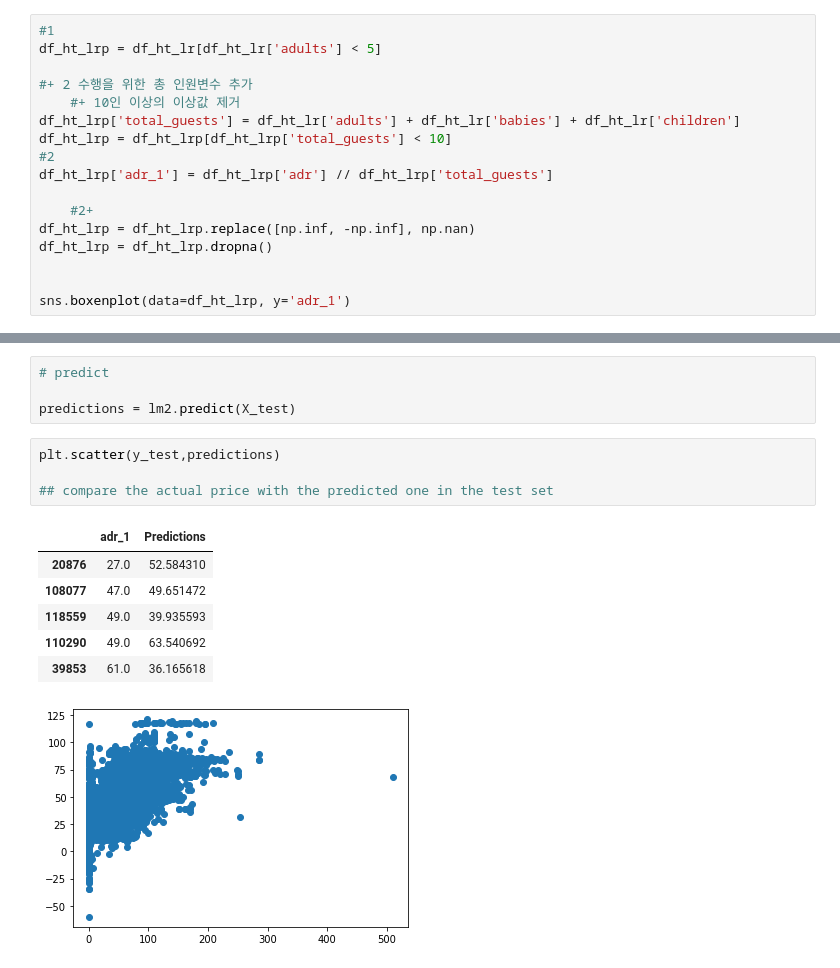
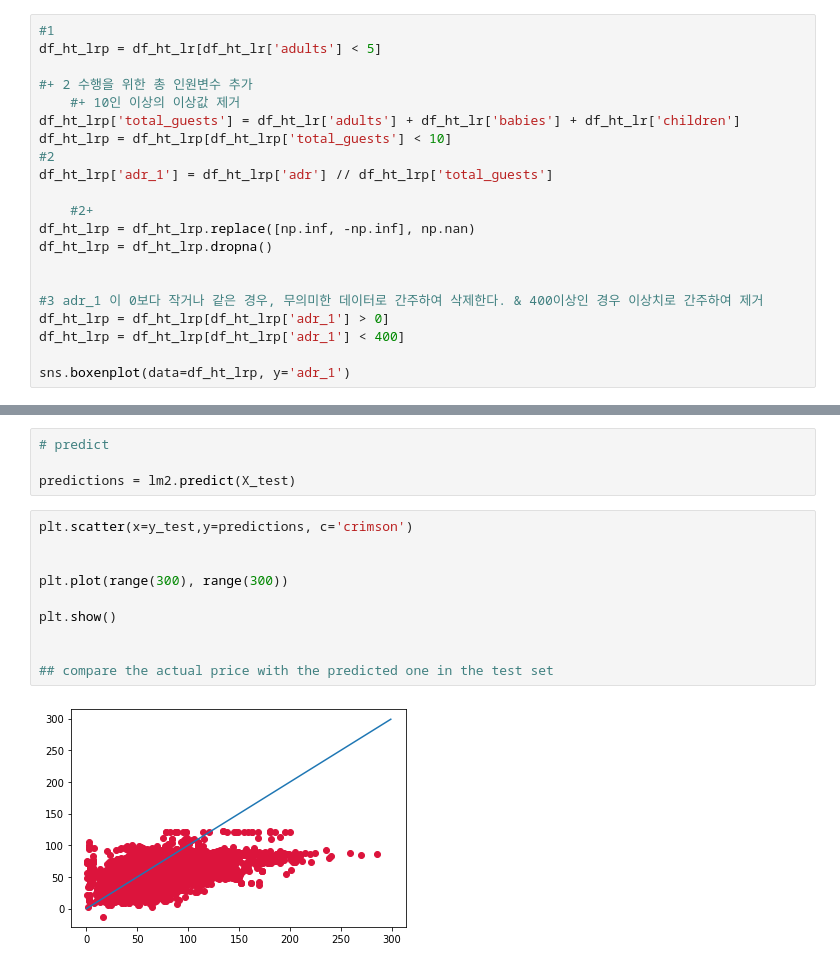
Before and after one commit to ABizCho/py_machineLearning, a Jupyter notebook: Assignment_Group/ML_group_project/ML_groupPJ_sub2_Linear.ipynb, the cells around one changed output, grey strips where cells are left out. Drawn from its saved outputs; the diff is of its cells as text.

```diff
--- a/Assignment_Group/ML_group_project/ML_groupPJ_sub2_Linear.ipynb
+++ b/Assignment_Group/ML_group_project/ML_groupPJ_sub2_Linear.ipynb
@@ -148,6 +148,10 @@ df_ht_lrp = df_ht_lrp.replace([np.inf, -np.inf], np.nan)
 df_ht_lrp = df_ht_lrp.dropna()
 
 
+#3 adr_1 이 0보다 작거나 같은 경우, 무의미한 데이터로 간주하여 삭제한다. & 400이상인 경우 이상치로 간주하여 제거
+df_ht_lrp = df_ht_lrp[df_ht_lrp['adr_1'] > 0]
+df_ht_lrp = df_ht_lrp[df_ht_lrp['adr_1'] < 400]
+
 sns.boxenplot(data=df_ht_lrp, y='adr_1')
 # %% [output]
 <AxesSubplot:ylabel='adr_1'>
@@ -406,17 +443,17 @@ coeff_df.sort_values(by='Coefficient', ascending=False)
 
 predictions = lm2.predict(X_test)
 # %%
-plt.scatter(y_test,predictions)
+plt.scatter(x=y_test,y=predictions, c='crimson')
+
+
+plt.plot(range(300), range(300))
+
+plt.show()
+
 
 ## compare the actual price with the predicted one in the test set
 # %% [output]
-|  | adr_1 | Predictions |
-| 20876 | 27.0 | 52.584310 |
-| 108077 | 47.0 | 49.651472 |
-| 118559 | 49.0 | 39.935593 |
-| 110290 | 49.0 | 63.540692 |
-| 39853 | 61.0 | 36.165618 |
-[figure, old version]
+[figure, new version]
 # %%
 y_test1=y_test.to_frame()
 y_test1['Predictions']=predictions
```
Also changed, not shown: parts of 17 cells of this notebook, 3 other files.
